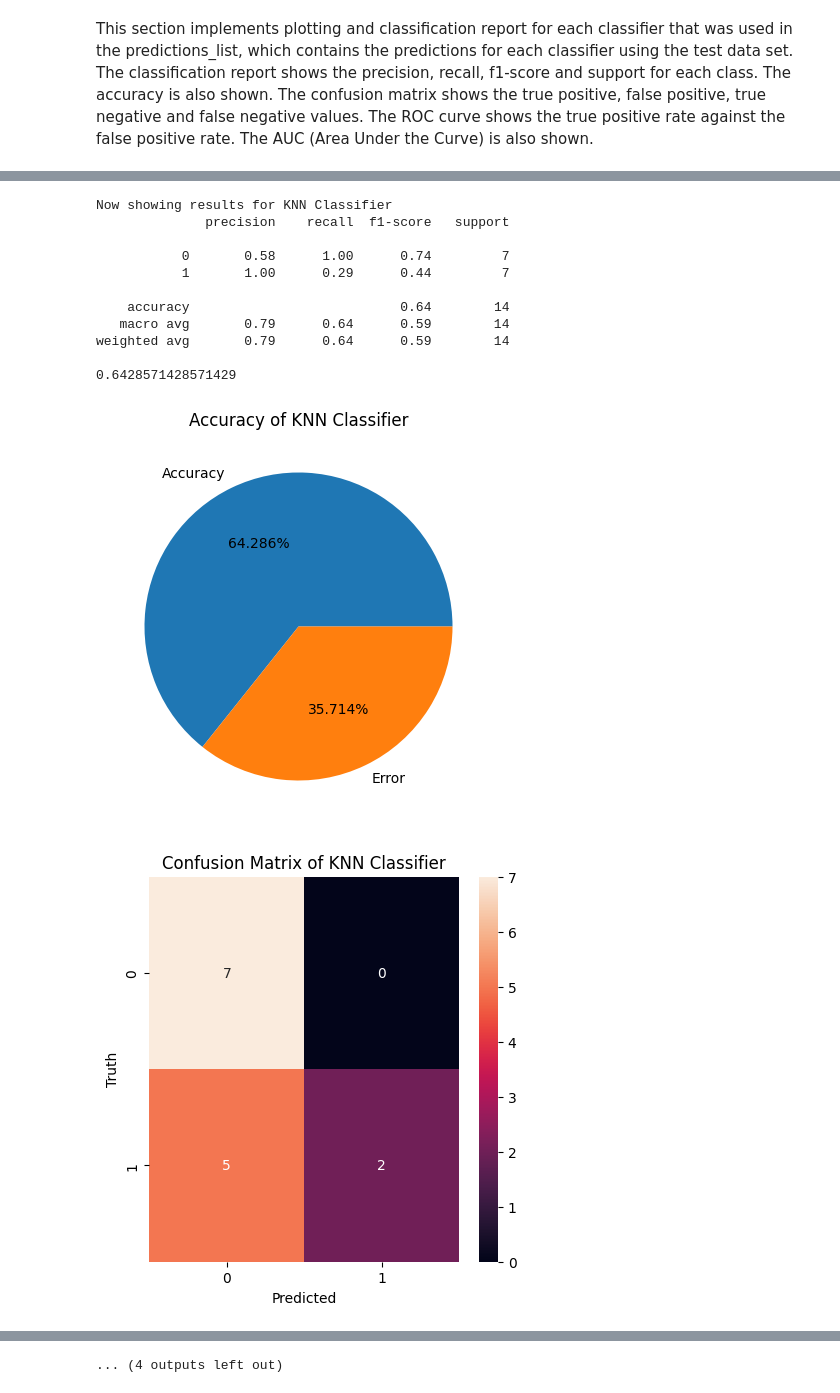
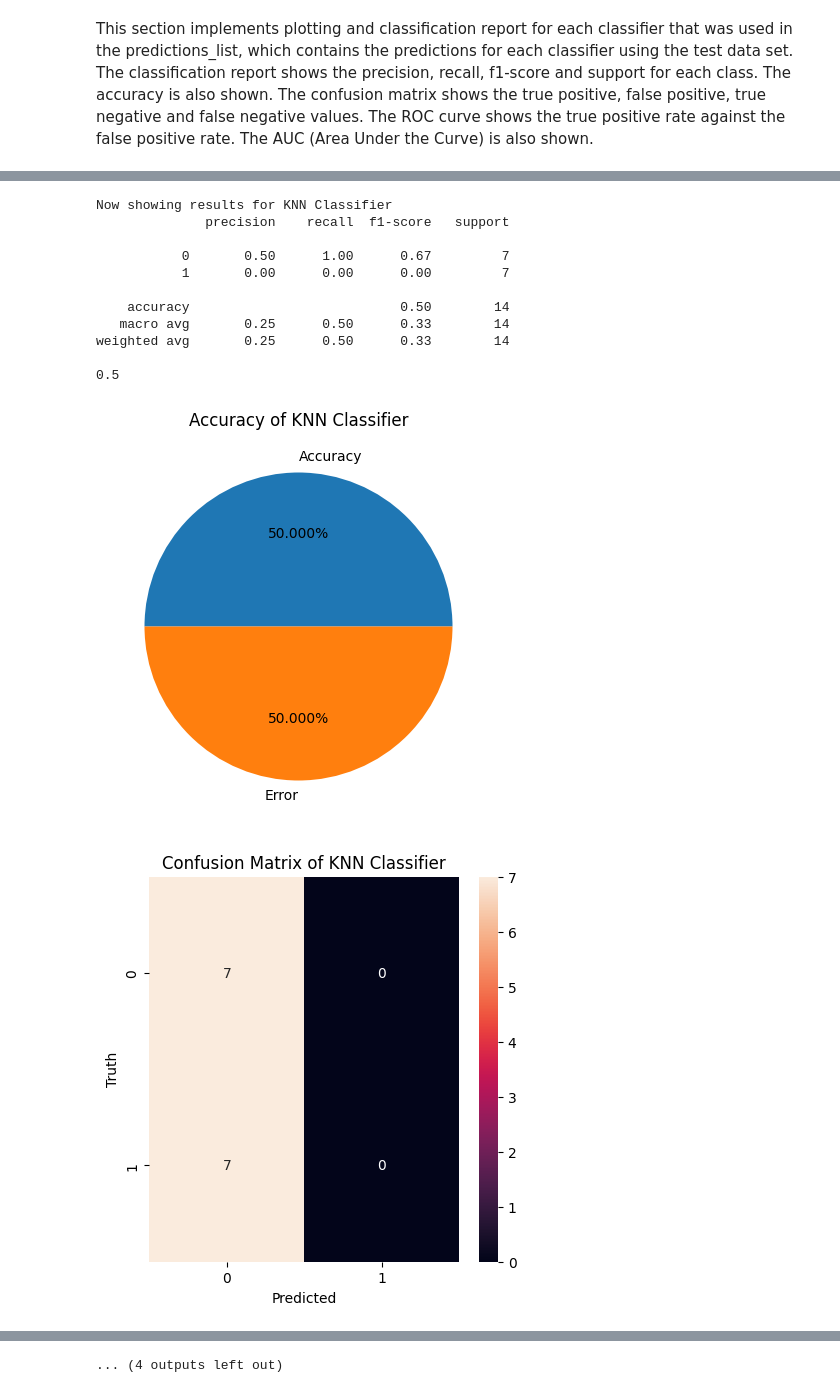
Before and after one commit to SalvatoreCastello/News-Classifier, a Jupyter notebook: main.ipynb, the cells around one changed output, grey strips where cells are left out. Drawn from its saved outputs; the diff is of its cells as text; code cells hidden in the pictures.

Commit message:
Fix evaluation of classifiers
We wrongly did learning curve and classification of external/our data only for random forest, now it covers all classifiers.

```diff
--- a/main.ipynb
+++ b/main.ipynb
@@ -167,12 +169,13 @@ y_pred_knn=knn.predict(x_test_cv)
 
 predictions_list.append(y_pred_knn)
 classifier_name_list.append("KNN Classifier")
+classifiers.append(knn)
 
 # Tuning the KNN Classifier using GridSearchCV to find the best value of k
 from sklearn.model_selection import GridSearchCV
 
 knn=KNeighborsClassifier()
-param_grid = {'n_neighbors': [1,3,5,7,9]}
+param_grid = {'n_neighbors': [1,3,5,7,9,188]}
 knn_gscv = GridSearchCV(knn, param_grid, cv=5)
 knn_gscv.fit(x_train_cv,y_train)
 y_pred_knn_tuned=knn_gscv.predict(x_test_cv)
@@ -193,6 +196,7 @@ y_pred_log_reg = log_reg.predict(x_test_cv)
 
 predictions_list.append(y_pred_log_reg)
 classifier_name_list.append("Logistic Regression")
+classifiers.append(log_reg)
 # %%
 #Using Multinomial Naive Bayes
 
@@ -204,6 +208,7 @@ y_pred_mnb = mnb.predict(x_test_cv)
 
 predictions_list.append(y_pred_mnb)
 classifier_name_list.append("Multinomial Naive Bayes")
+classifiers.append(mnb)
 # %% [markdown]
 This section implements plotting and classification report for each classifier that was used in the predictions_list, which contains the predictions for each classifier using the test data set. The classification report shows the precision, recall, f1-score and support for each class. The accuracy is also shown. The confusion matrix shows the true positive, false positive, true negative and false negative values. The ROC curve shows the true positive rate against the false positive rate. The AUC (Area Under the Curve) is also shown.
 # %%
@@ -324,5 +329,5 @@ def plot_learning_curve(estimator, title, X, y, cv=None, n_jobs=None, train_size
     return plt
 
 for index, y_pred in enumerate(predictions_list):
-    plot_learning_curve(rf, classifier_name_list[index], x_train_cv, y_train, cv=3, n_jobs=-1)
+    plot_learning_curve(classifiers[index], classifier_name_list[index], x_train_cv, y_train, cv=3, n_jobs=-1)
 # %% [output]
@@ -347,9 +355,6 @@ def test_news_input(text, classifier):
     news_cv = cv.transform([text]) # Convert the text to a matrix of token counts
     return classifier.predict(news_cv) # Predict the label
 
-predicted_label = test_news_input(articles[12], knn) # Test the model with an article
-print("The news article is: ", "True" if predicted_label else "Fake")
-
 #Plotting external articles accuracy, confusion matrix and ROC AUC curve
 def test_and_pred_for_exteranl_articles(classifier):
     y_test = []
@@ -362,7 +367,7 @@ def test_and_pred_for_exteranl_articles(classifier):
 # Print the classification report and plot the accuracy,
 # confusion matrix and ROC AUC curve for each classifier
 for index, y_pred in enumerate(predictions_list):
-    y_test, y_pred = test_and_pred_for_exteranl_articles(rf)
+    y_test, y_pred = test_and_pred_for_exteranl_articles(classifiers[index])
     print("Now showing results for",classifier_name_list[index])
     print(classification_report(y_test, y_pred))
     plot_accuracy(y_test, y_pred,classifier_name_list[index])
@@ -373,27 +377,27 @@ The news article is:  Fake
 Now showing results for Random Forest Classifier
               precision    recall  f1-score   support
 
            0       0.58      1.00      0.74         7
            1       1.00      0.29      0.44         7
 
     accuracy                           0.64        14
    macro avg       0.79      0.64      0.59        14
 weighted avg       0.79      0.64      0.59        14
 
 0.6428571428571429
 [figure]
 [figure]
 [figure]
 Now showing results for KNN Classifier
               precision    recall  f1-score   support
 
-           0       0.58      1.00      0.74         7
-           1       1.00      0.29      0.44         7
+           0       0.50      1.00      0.67         7
+           1       0.00      0.00      0.00         7
 
-    accuracy                           0.64        14
-   macro avg       0.79      0.64      0.59        14
-weighted avg       0.79      0.64      0.59        14
+    accuracy                           0.50        14
+   macro avg       0.25      0.50      0.33        14
+weighted avg       0.25      0.50      0.33        14
 
-0.6428571428571429
+0.5
-[figure, old version]
+[figure, new version]
-[figure, old version]
+[figure, new version]
```
Also changed, not shown: parts of 6 cells of this notebook.
